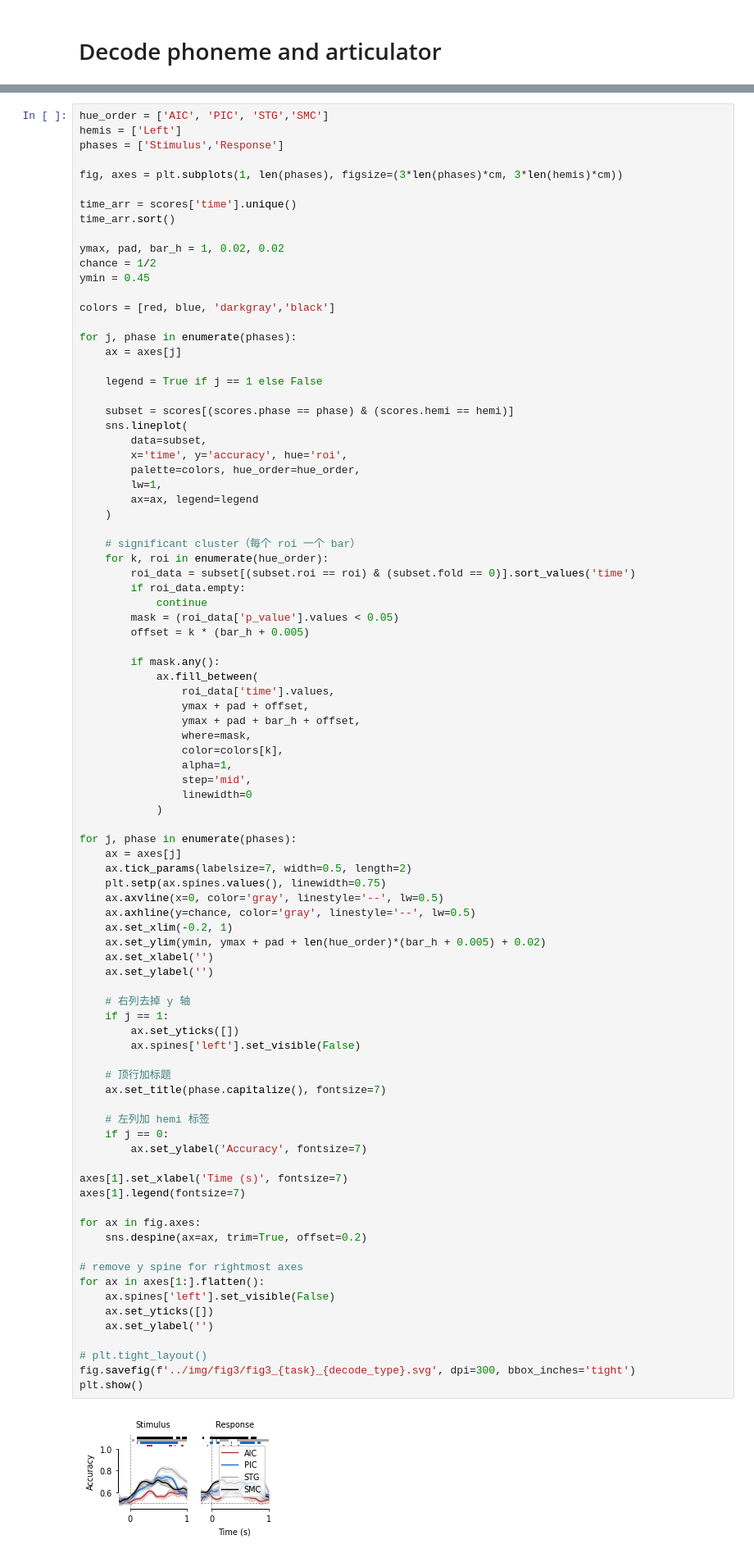
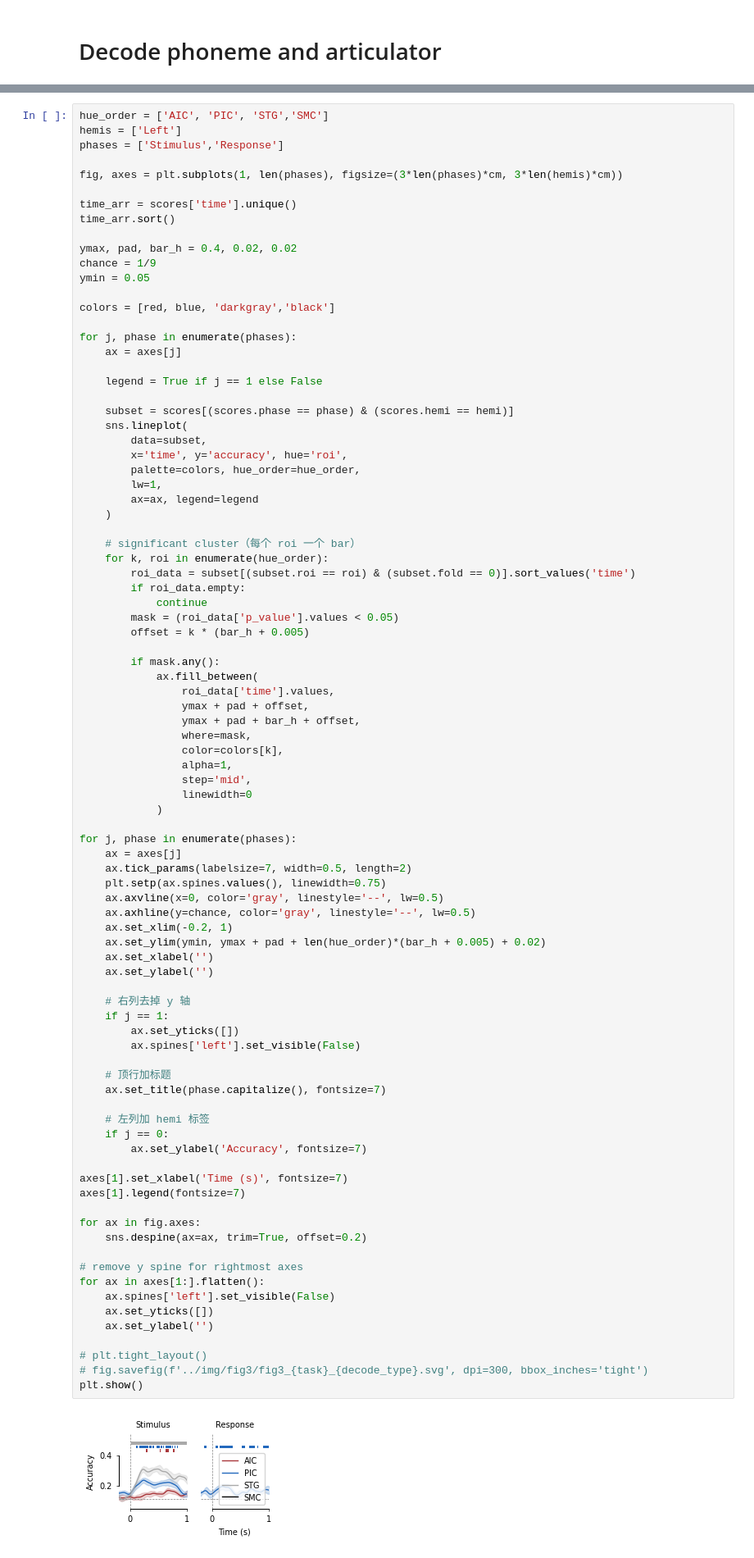
Before and after one commit to shinanlin/insula, a Jupyter notebook: viz/fig3.ipynb, the cells around one changed output, grey strips where cells are left out. Shown at 82% size. Cells and saved outputs as stored; diff of their text form.

```diff
--- a/viz/fig3.ipynb
+++ b/viz/fig3.ipynb
@@ -147,9 +148,9 @@ fig, axes = plt.subplots(1, len(phases), figsize=(3*len(phases)*cm, 3*len(hemis)
 time_arr = scores['time'].unique()
 time_arr.sort()
 
-ymax, pad, bar_h = 1, 0.02, 0.02
-chance = 1/2
-ymin = 0.45
+ymax, pad, bar_h = 0.4, 0.02, 0.02
+chance = 1/9
+ymin = 0.05
 
 colors = [red, blue, 'darkgray','black']
 
@@ -198,35 +199,35 @@ for j, phase in enumerate(phases):
     ax.set_xlabel('')
     ax.set_ylabel('')
 
     # 右列去掉 y 轴
     if j == 1:
         ax.set_yticks([])
         ax.spines['left'].set_visible(False)
 
     # 顶行加标题
     ax.set_title(phase.capitalize(), fontsize=7)
 
     # 左列加 hemi 标签
     if j == 0:
         ax.set_ylabel('Accuracy', fontsize=7)
 
 axes[1].set_xlabel('Time (s)', fontsize=7)
 axes[1].legend(fontsize=7)
 
 for ax in fig.axes:
     sns.despine(ax=ax, trim=True, offset=0.2)
 
 # remove y spine for rightmost axes
 for ax in axes[1:].flatten():
     ax.spines['left'].set_visible(False)
     ax.set_yticks([])
     ax.set_ylabel('')
 
 # plt.tight_layout()
-fig.savefig(f'../img/fig3/fig3_{task}_{decode_type}.svg', dpi=300, bbox_inches='tight')
+# fig.savefig(f'../img/fig3/fig3_{task}_{decode_type}.svg', dpi=300, bbox_inches='tight')
 plt.show()
 # %% [output]
-[figure, old version]
+[figure, new version]
 # %%
 # load HGA data
 task ='PhonemeSequence'
```
Also changed, not shown: parts of 22 cells of this notebook, 15 other files.
